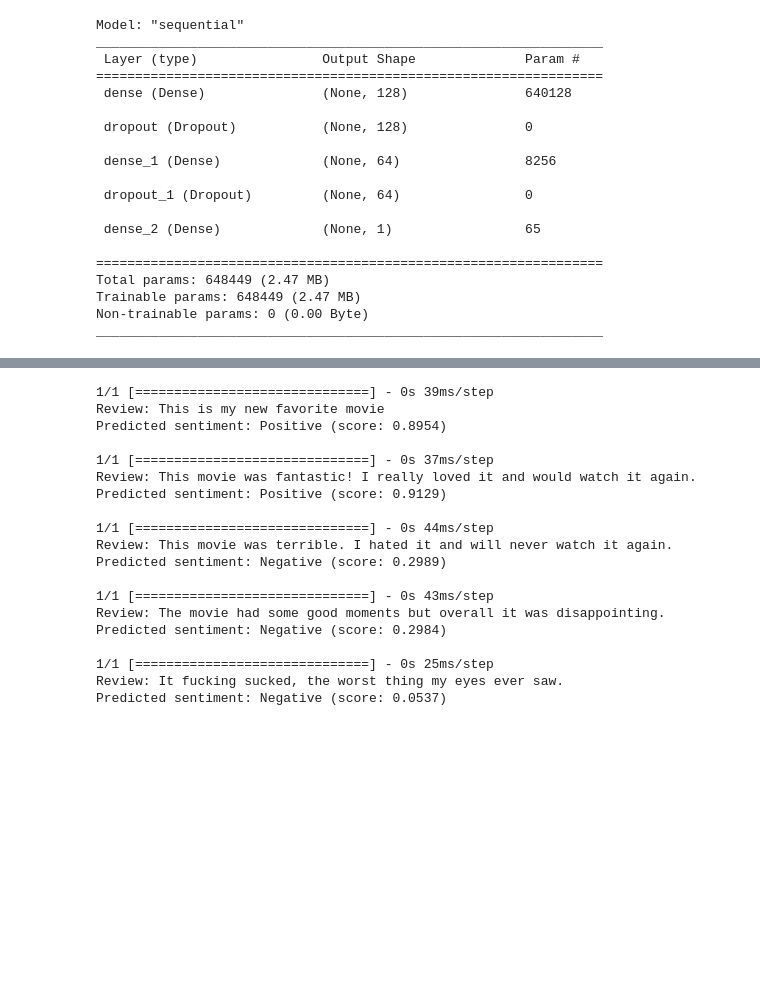
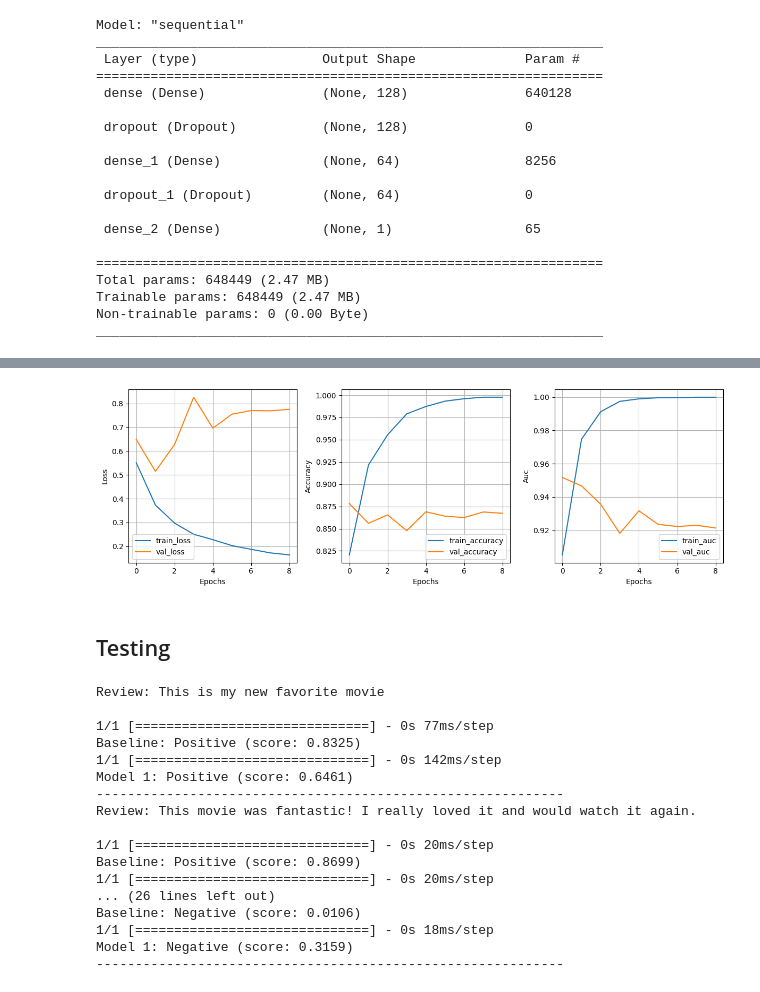
Before and after one commit to FranzCastillo/NLP-Tweets-Sentiment-Analysis-DL-Models, a Jupyter notebook: workspace/app.ipynb, the cells around one changed output, grey strips where cells are left out. Drawn from its saved outputs; the diff is of its cells as text; code cells hidden in the pictures; blank space fills up the shorter version.

```diff
--- a/workspace/app.ipynb
+++ b/workspace/app.ipynb
@@ -298,0 +380,12 @@ plt.show()
+# %%
+cb_early = callbacks.EarlyStopping(monitor='val_auc', mode='max', patience=8, restore_best_weights=True, verbose=1)
+cb_ckpt = callbacks.ModelCheckpoint('best_model.h5', monitor='val_auc', mode='max', save_best_only=True, verbose=1)
+cb_lr = callbacks.ReduceLROnPlateau(monitor='val_auc', mode='max', factor=0.5, patience=3, min_lr=1e-6, verbose=1)
+# %%
+history = model1.fit(
+    X_train.toarray(), y_train,
+    validation_split=0.2,
+    epochs=20,
+    batch_size=64,
+    callbacks=[cb_early, cb_ckpt, cb_lr]
+)
@@ -298,0 +412,4 @@ plt.show()
+# %%
+plot_history(history, metrics=('loss', 'accuracy', 'auc'))
+# %% [output]
+[figure, added]
@@ -299,3 +418,5 @@ plt.show()
+# %% [markdown]
+## Testing
 # %%
 # Try the model
 # good_reviw = "This movie was fantastic! I really loved it and would watch it again."
@@ -317,25 +439,27 @@ def predict_review(review):
     return sentiment, prediction[0][0]
 # %%
 for review in reviews:
-    sentiment, score = predict_review(review)
-    print(f"Review: {review}\nPredicted sentiment: {sentiment} (score: {score:.4f})\n")
+    print(f"Review: {review}\n")
+    for model_name, model in models.items():
+        sentiment, score = predict_review(review, model)
+        print(f"{model_name}: {sentiment} (score: {score:.4f})")
+
+    print("-"*60)
 # %% [output]
-1/1 [==============================] - 0s 39ms/step
 Review: This is my new favorite movie
-Predicted sentiment: Positive (score: 0.8954)
 
-1/1 [==============================] - 0s 37ms/step
+1/1 [==============================] - 0s 77ms/step
+Baseline: Positive (score: 0.8325)
+1/1 [==============================] - 0s 142ms/step
+Model 1: Positive (score: 0.6461)
+------------------------------------------------------------
 Review: This movie was fantastic! I really loved it and would watch it again.
-Predicted sentiment: Positive (score: 0.9129)
 
-1/1 [==============================] - 0s 44ms/step
-Review: This movie was terrible. I hated it and will never watch it again.
-Predicted sentiment: Negative (score: 0.2989)
-
-1/1 [==============================] - 0s 43ms/step
-Review: The movie had some good moments but overall it was disappointing.
-Predicted sentiment: Negative (score: 0.2984)
-
-1/1 [==============================] - 0s 25ms/step
-Review: It fucking sucked, the worst thing my eyes ever saw.
-Predicted sentiment: Negative (score: 0.0537)
+1/1 [==============================] - 0s 20ms/step
+Baseline: Positive (score: 0.8699)
+1/1 [==============================] - 0s 20ms/step
+... (26 lines left out)
+Baseline: Negative (score: 0.0106)
+1/1 [==============================] - 0s 18ms/step
+Model 1: Negative (score: 0.3159)
+------------------------------------------------------------
```
Also changed, not shown: parts of 25 cells of this notebook.
